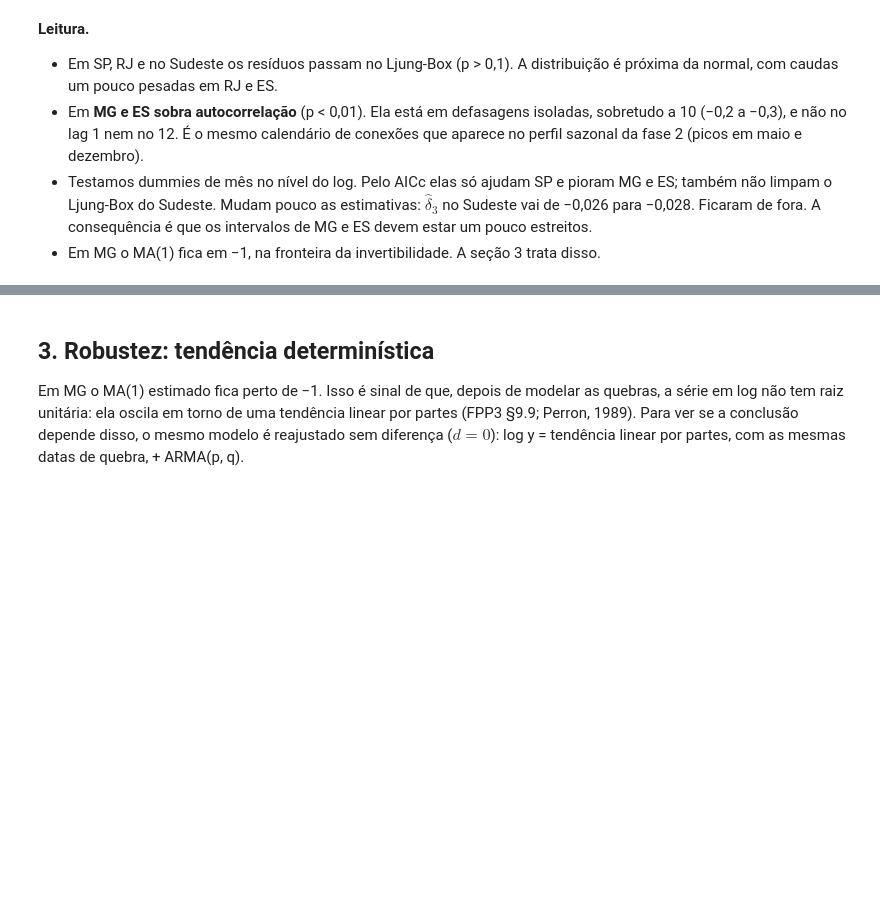
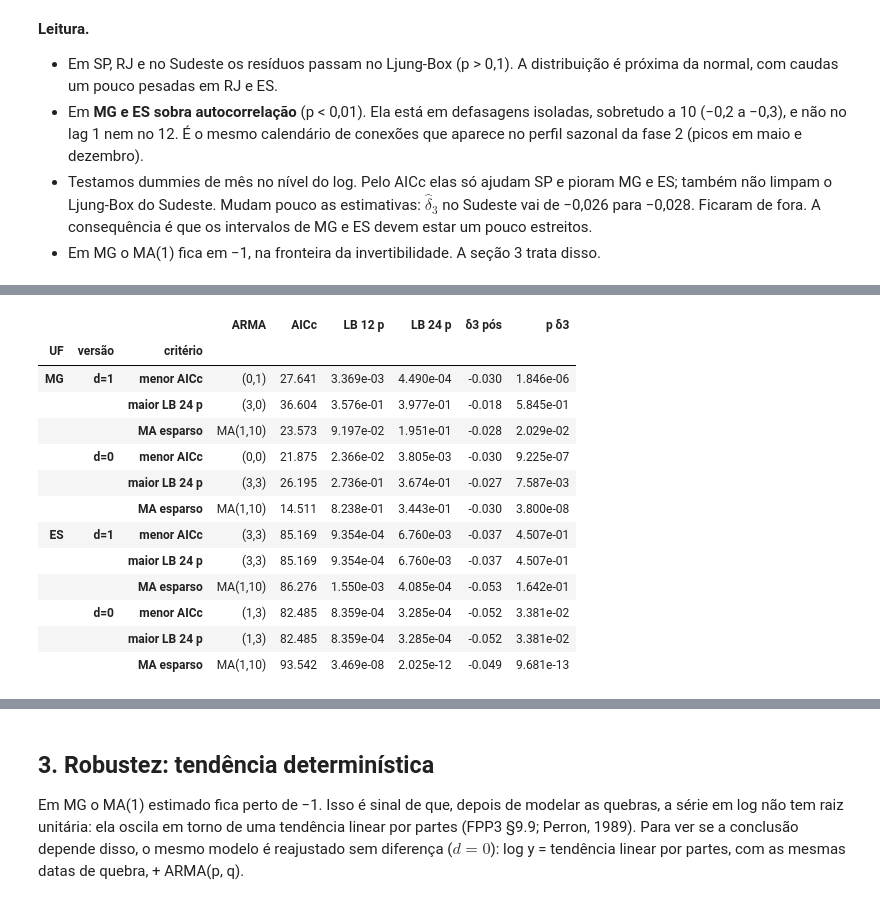
Before and after one commit to BrunoWolf03/IND2616-ProjetoMMGD, a Jupyter notebook: notebooks/03_intervencao.ipynb, the cells around one changed output, grey strips where cells are left out. Drawn from its saved outputs; the diff is of its cells as text; code cells hidden in the pictures; blank space fills up the shorter version.

```diff
--- a/notebooks/03_intervencao.ipynb
+++ b/notebooks/03_intervencao.ipynb
@@ -187,0 +195,42 @@ fig.savefig(RES / "interv_residuos.png")
+# %%
+from statsmodels.tsa.statespace.sarimax import SARIMAX
+
+def ajuste_ordem(uf, exog, p, q):
+    # p, q: inteiro (ordem) ou lista de defasagens (termos esparsos)
+    d = 0 if exog == "quebrada" else 1
+    X = M.rampas(y[uf].index, y[uf].index[0])[["t", *M.NOMES_INTERV]]
+    if exog == "quebrada":
+        X.insert(0, "const", 1.0)
+    r = M._fit(SARIMAX(y[uf], exog=X, order=(p, d, q), trend="n"))
+    gl = sum(len(o) if isinstance(o, list) else o for o in (p, q))
+    lb = acorr_ljungbox(r.resid.iloc[d:], lags=[12, 24], model_df=gl)["lb_pvalue"]
+    return {"AICc": M.aicc(r), "LB 12 p": lb.iloc[0], "LB 24 p": lb.iloc[1],
+            "δ3 pós": r.params["pos"], "p δ3": r.pvalues["pos"]}
+
+linhas = []
+for uf in ["MG", "ES"]:
+    for exog, versao in [("interv", "d=1"), ("quebrada", "d=0")]:
+        g = pd.DataFrame([{"ARMA": f"({p},{q})", **ajuste_ordem(uf, exog, p, q)}
+                          for p in range(4) for q in range(4)])
+        esparso = pd.Series({"ARMA": "MA(1,10)", **ajuste_ordem(uf, exog, 0, [1, 10])})
+        for criterio, linha in [("menor AICc", g.loc[g["AICc"].idxmin()]),
+                                ("maior LB 24 p", g.loc[g["LB 24 p"].idxmax()]),
+                                ("MA esparso", esparso)]:
+            linhas.append({"UF": uf, "versão": versao, "critério": criterio, **linha.to_dict()})
+ordens = pd.DataFrame(linhas).set_index(["UF", "versão", "critério"])
+ordens
+# %% [output]
+|  |  |  | ARMA | AICc | LB 12 p | LB 24 p | δ3 pós | p δ3 |
+| UF | versão | critério |  |  |  |  |  |  |
+| MG | d=1 | menor AICc | (0,1) | 27.641 | 3.369e-03 | 4.490e-04 | -0.030 | 1.846e-06 |
+|  |  | maior LB 24 p | (3,0) | 36.604 | 3.576e-01 | 3.977e-01 | -0.018 | 5.845e-01 |
+|  |  | MA esparso | MA(1,10) | 23.573 | 9.197e-02 | 1.951e-01 | -0.028 | 2.029e-02 |
+|  | d=0 | menor AICc | (0,0) | 21.875 | 2.366e-02 | 3.805e-03 | -0.030 | 9.225e-07 |
+|  |  | maior LB 24 p | (3,3) | 26.195 | 2.736e-01 | 3.674e-01 | -0.027 | 7.587e-03 |
+|  |  | MA esparso | MA(1,10) | 14.511 | 8.238e-01 | 3.443e-01 | -0.030 | 3.800e-08 |
+| ES | d=1 | menor AICc | (3,3) | 85.169 | 9.354e-04 | 6.760e-03 | -0.037 | 4.507e-01 |
+|  |  | maior LB 24 p | (3,3) | 85.169 | 9.354e-04 | 6.760e-03 | -0.037 | 4.507e-01 |
+|  |  | MA esparso | MA(1,10) | 86.276 | 1.550e-03 | 4.085e-04 | -0.053 | 1.642e-01 |
+|  | d=0 | menor AICc | (1,3) | 82.485 | 8.359e-04 | 3.285e-04 | -0.052 | 3.381e-02 |
+|  |  | maior LB 24 p | (1,3) | 82.485 | 8.359e-04 | 3.285e-04 | -0.052 | 3.381e-02 |
+|  |  | MA esparso | MA(1,10) | 93.542 | 3.469e-08 | 2.025e-12 | -0.049 | 9.681e-13 |
```
Also changed, not shown: parts of 3 cells of this notebook, 4 other files.
